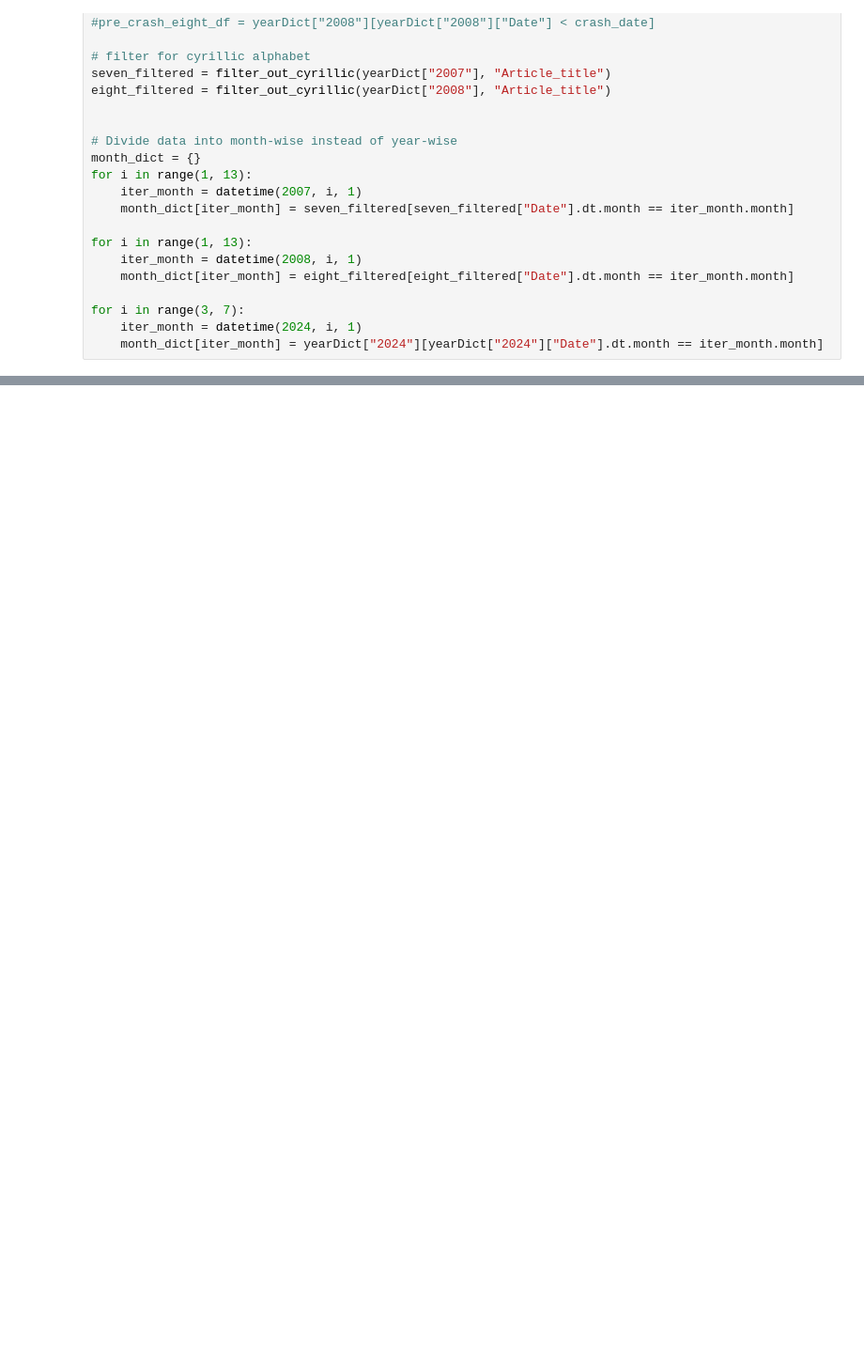
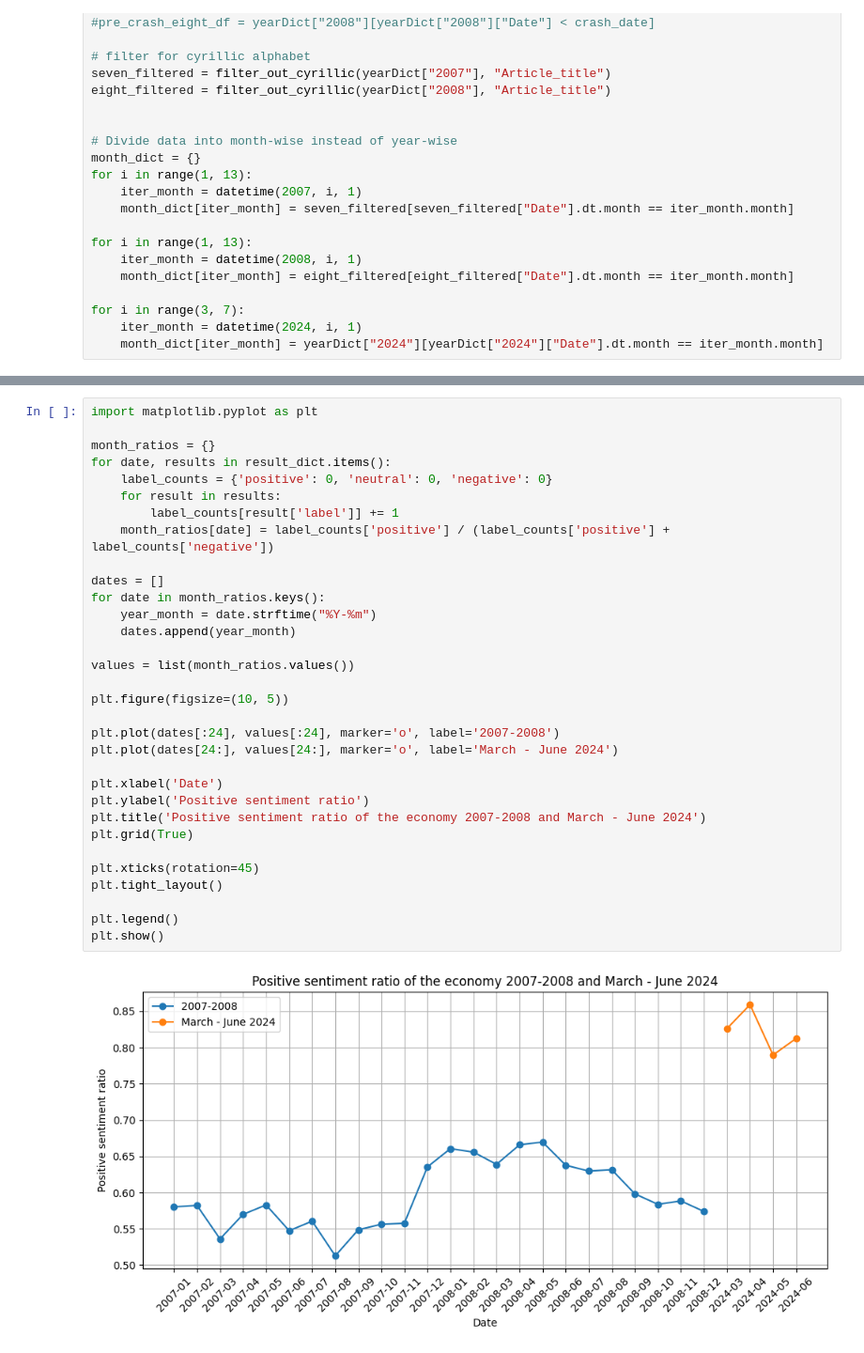
Before and after one commit to TheodorLasse/tdde16, a Jupyter notebook: project.ipynb, the cells around one changed output, grey strips where cells are left out. Shown at 94% size. Drawn from its saved outputs; the diff is of its cells as text; blank space fills up the shorter version.

```diff
--- a/project.ipynb
+++ b/project.ipynb
@@ -179,0 +191,34 @@ plt.show()
+# %%
+import matplotlib.pyplot as plt
+
+month_ratios = {}
+for date, results in result_dict.items():
+    label_counts = {'positive': 0, 'neutral': 0, 'negative': 0}
+    for result in results:
+        label_counts[result['label']] += 1
+    month_ratios[date] = label_counts['positive'] / (label_counts['positive'] + label_counts['negative'])
+
+dates = []
+for date in month_ratios.keys():
+    year_month = date.strftime("%Y-%m")
+    dates.append(year_month)
+
+values = list(month_ratios.values())
+
+plt.figure(figsize=(10, 5))
+
+plt.plot(dates[:24], values[:24], marker='o', label='2007-2008')
+plt.plot(dates[24:], values[24:], marker='o', label='March - June 2024')
+
+plt.xlabel('Date')
+plt.ylabel('Positive sentiment ratio')
+plt.title('Positive sentiment ratio of the economy 2007-2008 and March - June 2024')
+plt.grid(True)
+
+plt.xticks(rotation=45)
+plt.tight_layout()
+
+plt.legend()
+plt.show()
+# %% [output]
+[figure, added]
```
Also changed, not shown: parts of 3 cells of this notebook, 1 other file.
